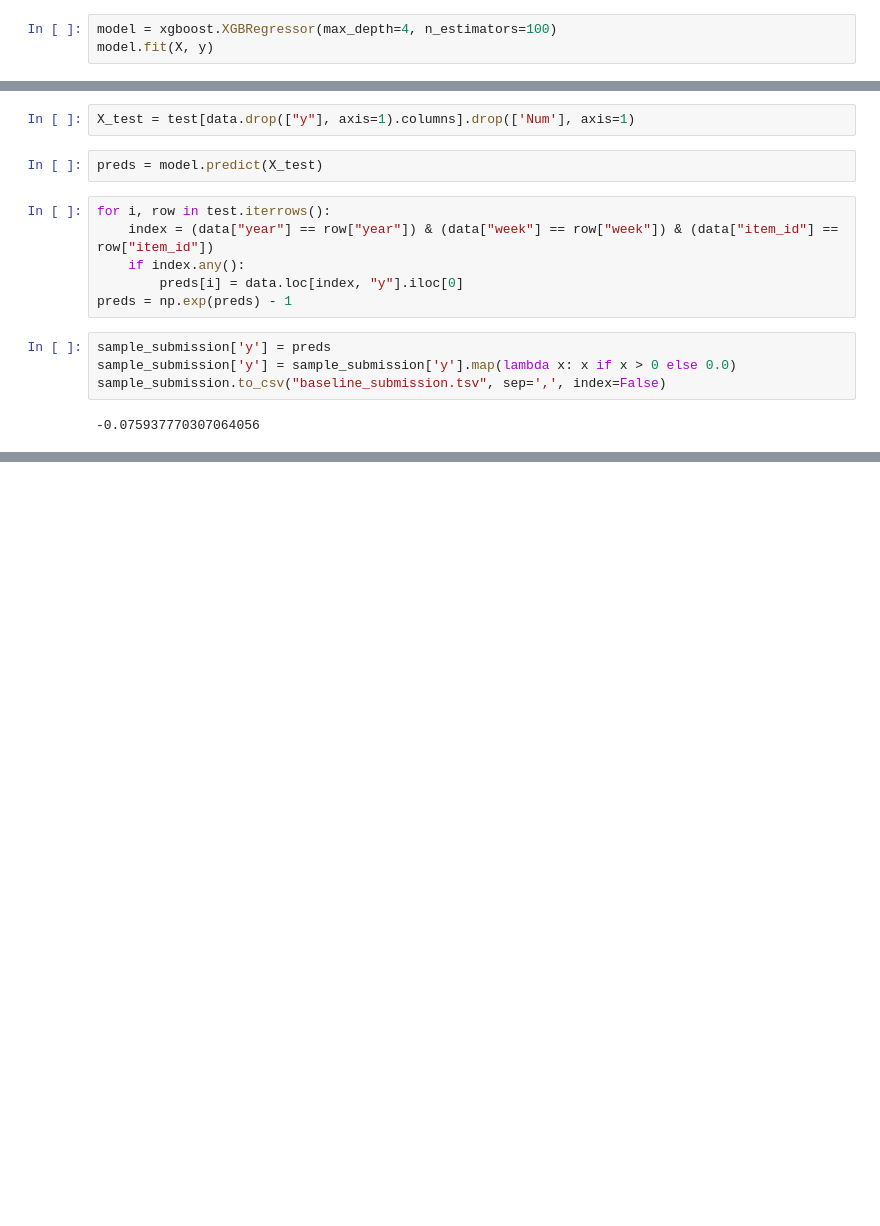
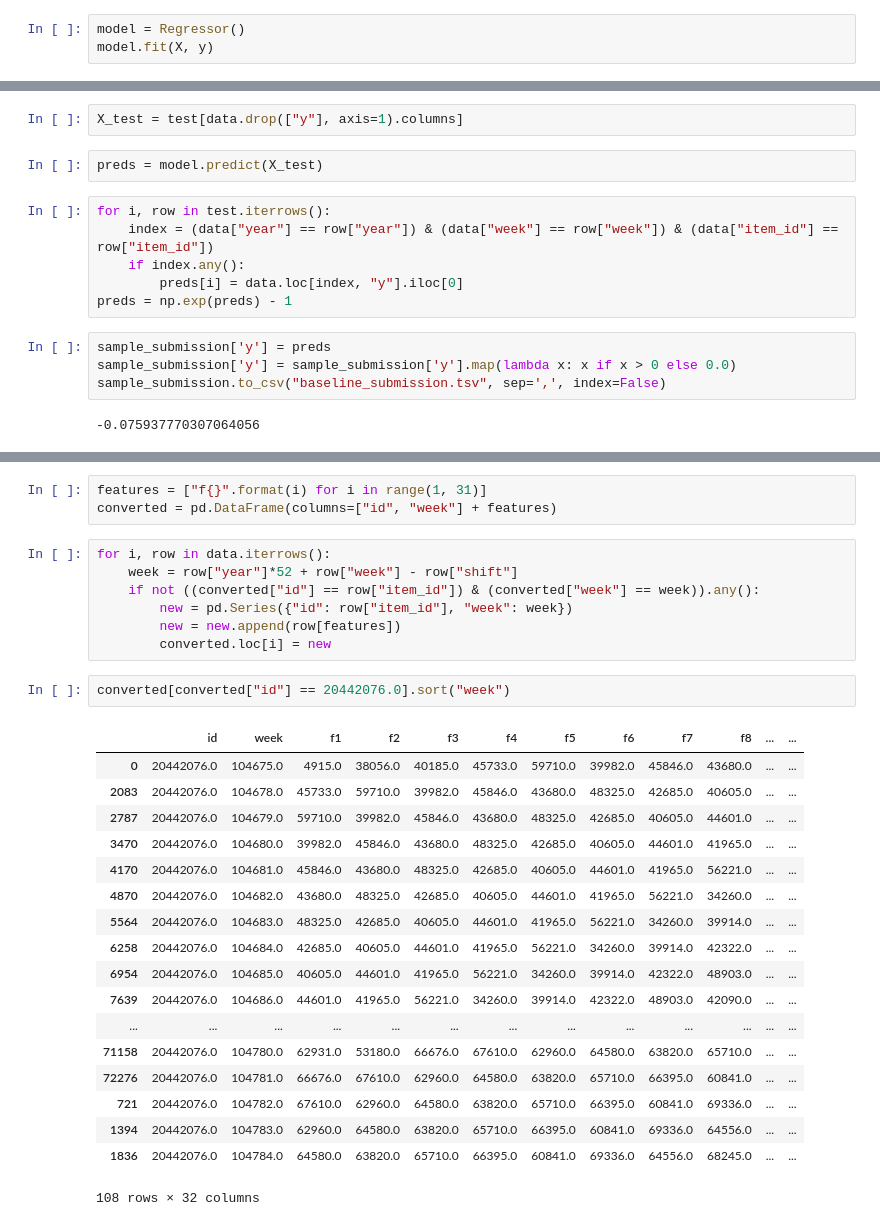
Before and after one commit to nzinov/ml-mipt-part1, a Jupyter notebook: 2017/home_work/hw3/Contest.ipynb, the cells around one changed output, grey strips where cells are left out. Saved outputs shown, nothing was run; the diff lists cells and outputs as text; blank space fills up the shorter version.

```diff
--- a/2017/home_work/hw3/Contest.ipynb
+++ b/2017/home_work/hw3/Contest.ipynb
@@ -62,5 +62,5 @@ gs.best_params_
 # %%
 # Final results
 # %%
-model = xgboost.XGBRegressor(max_depth=4, n_estimators=100)
+model = Regressor()
 model.fit(X, y)
@@ -73,5 +67,5 @@ XGBRegressor(base_score=0.5, colsample_bylevel=1, colsample_bytree=1, gamma=0,
 # %%
-X_test = test[data.drop(["y"], axis=1).columns].drop(['Num'], axis=1)
+X_test = test[data.drop(["y"], axis=1).columns]
 # %%
 preds = model.predict(X_test)
 # %%
@@ -89,0 +123,31 @@ sample_submission.to_csv("baseline_submission.tsv", sep=',', index=False)
+# %%
+features = ["f{}".format(i) for i in range(1, 31)]
+converted = pd.DataFrame(columns=["id", "week"] + features)
+# %%
+for i, row in data.iterrows():
+    week = row["year"]*52 + row["week"] - row["shift"]
+    if not ((converted["id"] == row["item_id"]) & (converted["week"] == week)).any():
+        new = pd.Series({"id": row["item_id"], "week": week})
+        new = new.append(row[features])
+        converted.loc[i] = new
+# %%
+converted[converted["id"] == 20442076.0].sort("week")
+# %% [output]
+|  | id | week | f1 | f2 | f3 | f4 | f5 | f6 | f7 | f8 | ... | ... |
+| 0 | 20442076.0 | 104675.0 | 4915.0 | 38056.0 | 40185.0 | 45733.0 | 59710.0 | 39982.0 | 45846.0 | 43680.0 | ... | ... |
+| 2083 | 20442076.0 | 104678.0 | 45733.0 | 59710.0 | 39982.0 | 45846.0 | 43680.0 | 48325.0 | 42685.0 | 40605.0 | ... | ... |
+| 2787 | 20442076.0 | 104679.0 | 59710.0 | 39982.0 | 45846.0 | 43680.0 | 48325.0 | 42685.0 | 40605.0 | 44601.0 | ... | ... |
+| 3470 | 20442076.0 | 104680.0 | 39982.0 | 45846.0 | 43680.0 | 48325.0 | 42685.0 | 40605.0 | 44601.0 | 41965.0 | ... | ... |
+| 4170 | 20442076.0 | 104681.0 | 45846.0 | 43680.0 | 48325.0 | 42685.0 | 40605.0 | 44601.0 | 41965.0 | 56221.0 | ... | ... |
+| 4870 | 20442076.0 | 104682.0 | 43680.0 | 48325.0 | 42685.0 | 40605.0 | 44601.0 | 41965.0 | 56221.0 | 34260.0 | ... | ... |
+| 5564 | 20442076.0 | 104683.0 | 48325.0 | 42685.0 | 40605.0 | 44601.0 | 41965.0 | 56221.0 | 34260.0 | 39914.0 | ... | ... |
+| 6258 | 20442076.0 | 104684.0 | 42685.0 | 40605.0 | 44601.0 | 41965.0 | 56221.0 | 34260.0 | 39914.0 | 42322.0 | ... | ... |
+| 6954 | 20442076.0 | 104685.0 | 40605.0 | 44601.0 | 41965.0 | 56221.0 | 34260.0 | 39914.0 | 42322.0 | 48903.0 | ... | ... |
+| 7639 | 20442076.0 | 104686.0 | 44601.0 | 41965.0 | 56221.0 | 34260.0 | 39914.0 | 42322.0 | 48903.0 | 42090.0 | ... | ... |
+| ... | ... | ... | ... | ... | ... | ... | ... | ... | ... | ... | ... | ... |
+| 71158 | 20442076.0 | 104780.0 | 62931.0 | 53180.0 | 66676.0 | 67610.0 | 62960.0 | 64580.0 | 63820.0 | 65710.0 | ... | ... |
+| 72276 | 20442076.0 | 104781.0 | 66676.0 | 67610.0 | 62960.0 | 64580.0 | 63820.0 | 65710.0 | 66395.0 | 60841.0 | ... | ... |
+| 721 | 20442076.0 | 104782.0 | 67610.0 | 62960.0 | 64580.0 | 63820.0 | 65710.0 | 66395.0 | 60841.0 | 69336.0 | ... | ... |
+| 1394 | 20442076.0 | 104783.0 | 62960.0 | 64580.0 | 63820.0 | 65710.0 | 66395.0 | 60841.0 | 69336.0 | 64556.0 | ... | ... |
+| 1836 | 20442076.0 | 104784.0 | 64580.0 | 63820.0 | 65710.0 | 66395.0 | 60841.0 | 69336.0 | 64556.0 | 68245.0 | ... | ... |
+108 rows × 32 columns
```
Also changed, not shown: parts of 10 cells of this notebook, 1 other file.
